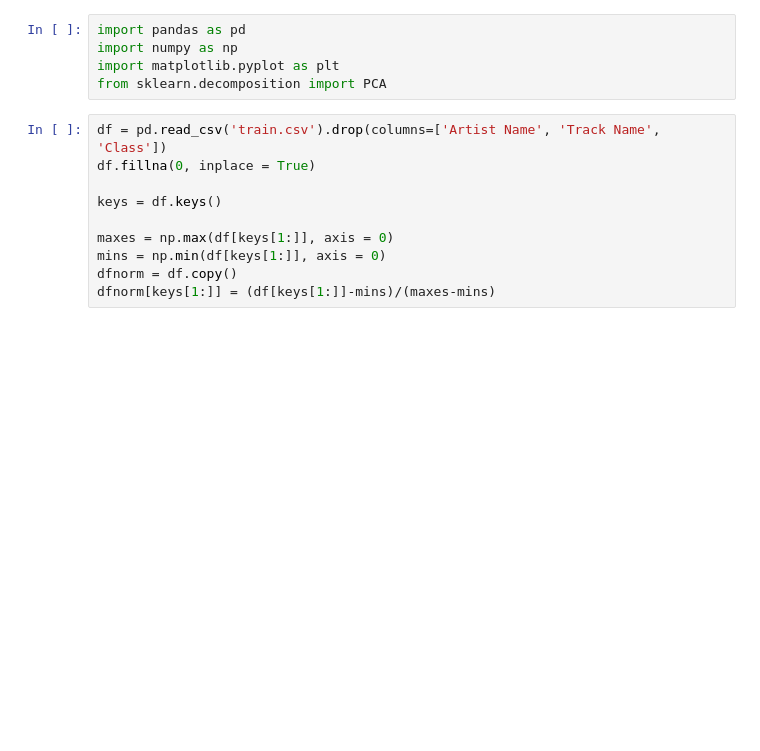
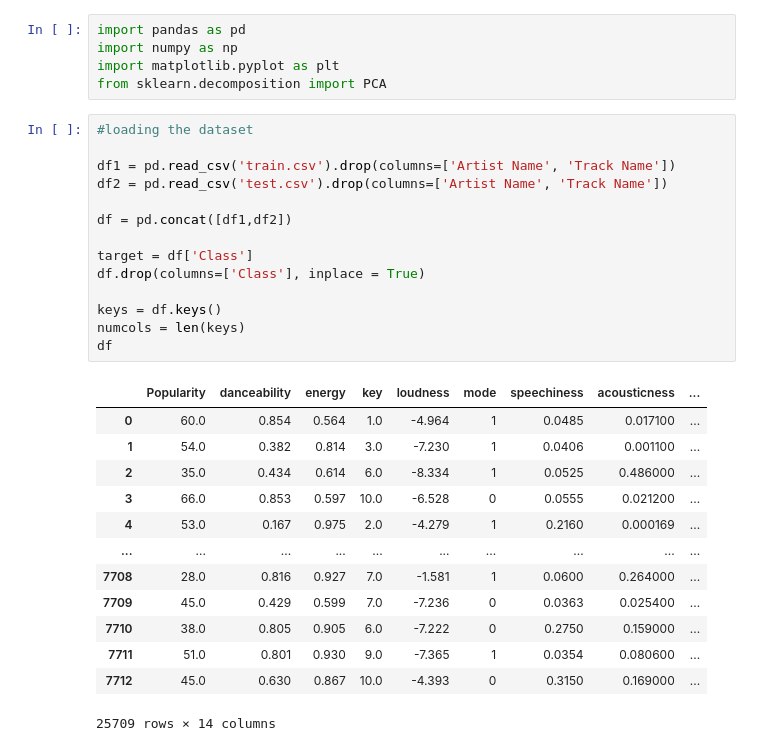
Before and after one commit to Thogasa/Data-Mining-Project, a Jupyter notebook: Genre Clustering.ipynb, the cells around one changed output. Drawn from its saved outputs; the diff is of its cells as text; blank space fills up the shorter version.

```diff
--- a/Genre Clustering.ipynb
+++ b/Genre Clustering.ipynb
@@ -4,12 +4,30 @@ import numpy as np
 import matplotlib.pyplot as plt
 from sklearn.decomposition import PCA
 # %%
-df = pd.read_csv('train.csv').drop(columns=['Artist Name', 'Track Name', 'Class'])
-df.fillna(0, inplace = True)
+#loading the dataset
+
+df1 = pd.read_csv('train.csv').drop(columns=['Artist Name', 'Track Name'])
+df2 = pd.read_csv('test.csv').drop(columns=['Artist Name', 'Track Name'])
+
+df = pd.concat([df1,df2])
+
+target = df['Class']
+df.drop(columns=['Class'], inplace = True)
 
 keys = df.keys()
-
-maxes = np.max(df[keys[1:]], axis = 0)
-mins = np.min(df[keys[1:]], axis = 0)
-dfnorm = df.copy()
-dfnorm[keys[1:]] = (df[keys[1:]]-mins)/(maxes-mins)
+numcols = len(keys)
+df
+# %% [output]
+|  | Popularity | danceability | energy | key | loudness | mode | speechiness | acousticness | ... |
+| 0 | 60.0 | 0.854 | 0.564 | 1.0 | -4.964 | 1 | 0.0485 | 0.017100 | ... |
+| 1 | 54.0 | 0.382 | 0.814 | 3.0 | -7.230 | 1 | 0.0406 | 0.001100 | ... |
+| 2 | 35.0 | 0.434 | 0.614 | 6.0 | -8.334 | 1 | 0.0525 | 0.486000 | ... |
+| 3 | 66.0 | 0.853 | 0.597 | 10.0 | -6.528 | 0 | 0.0555 | 0.021200 | ... |
+| 4 | 53.0 | 0.167 | 0.975 | 2.0 | -4.279 | 1 | 0.2160 | 0.000169 | ... |
+| ... | ... | ... | ... | ... | ... | ... | ... | ... | ... |
+| 7708 | 28.0 | 0.816 | 0.927 | 7.0 | -1.581 | 1 | 0.0600 | 0.264000 | ... |
+| 7709 | 45.0 | 0.429 | 0.599 | 7.0 | -7.236 | 0 | 0.0363 | 0.025400 | ... |
+| 7710 | 38.0 | 0.805 | 0.905 | 6.0 | -7.222 | 0 | 0.2750 | 0.159000 | ... |
+| 7711 | 51.0 | 0.801 | 0.930 | 9.0 | -7.365 | 1 | 0.0354 | 0.080600 | ... |
+| 7712 | 45.0 | 0.630 | 0.867 | 10.0 | -4.393 | 0 | 0.3150 | 0.169000 | ... |
+25709 rows × 14 columns
```
Also changed, not shown: parts of 10 cells of this notebook.
